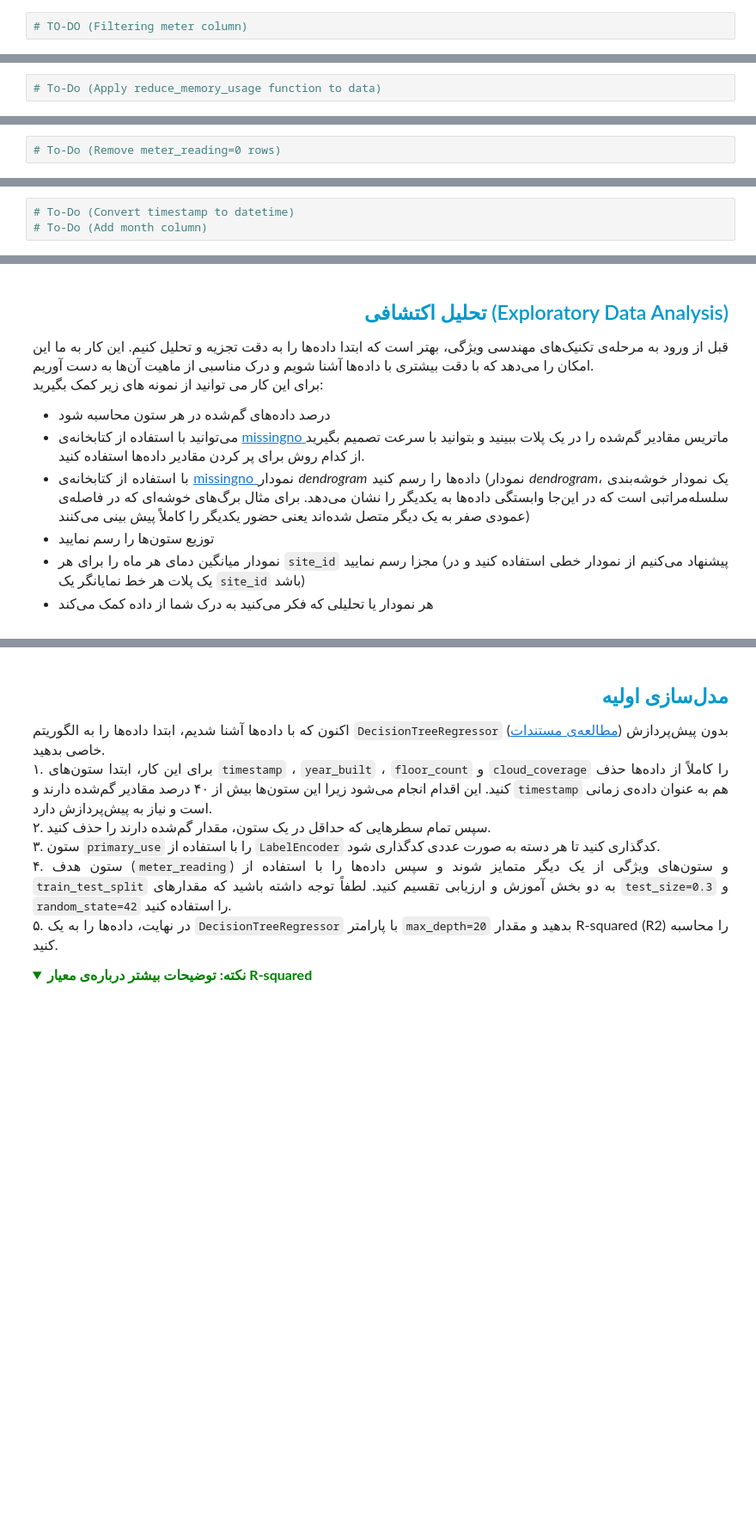
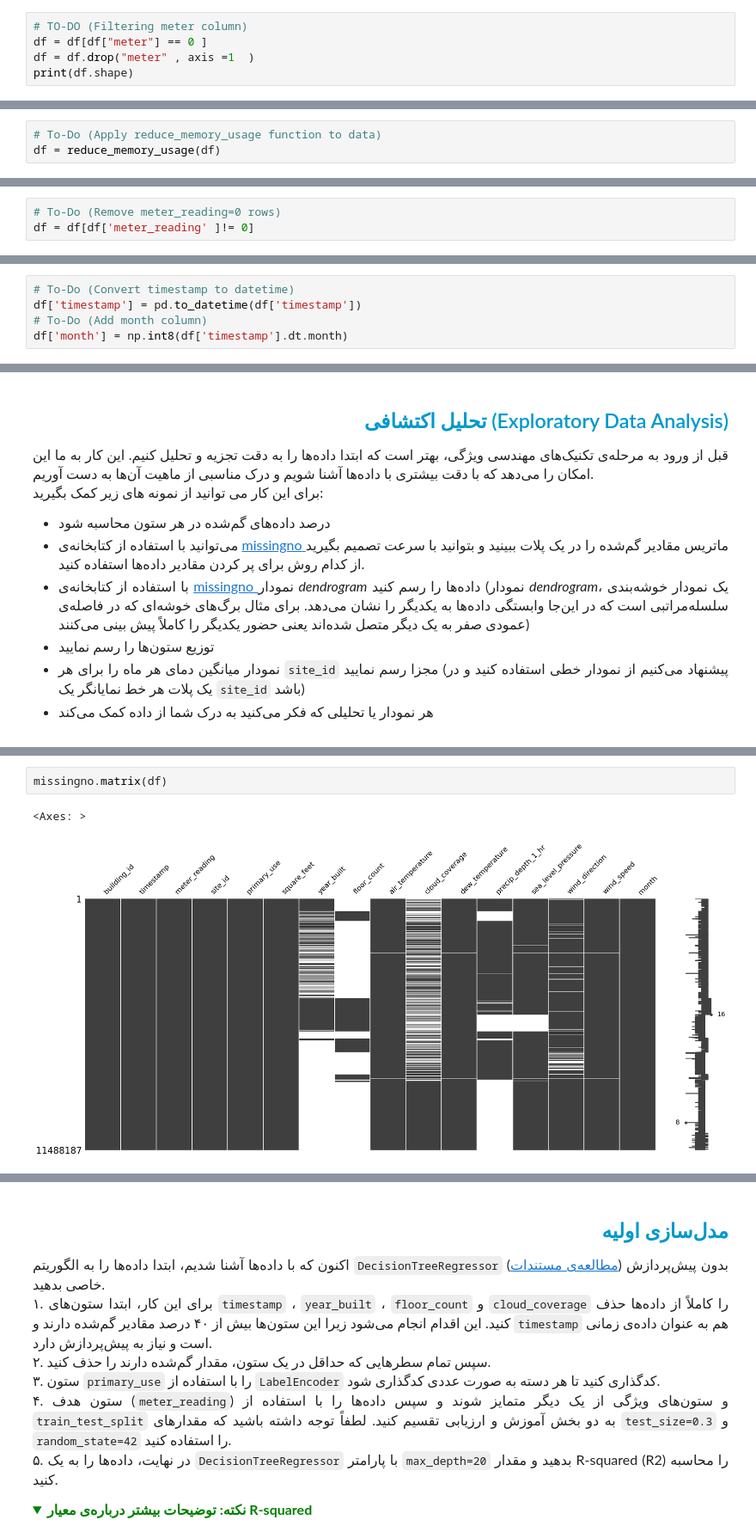
Before and after one commit to SajjadMohammadi2020/regression_Proj, a Jupyter notebook: Q2/feature_engineering.ipynb, the cells around one changed output, grey strips where cells are left out. Shown at 86% size. Drawn from its saved outputs; the diff is of its cells as text; folded sections open; blank space fills up the shorter version.

```diff
--- a/Q2/feature_engineering.ipynb
+++ b/Q2/feature_engineering.ipynb
@@ -152,3 +186,6 @@ import numpy as np
 برای کاهش حجم داده‌ها، تمرکز خود را فقط بر روی مصرف برق قرار می‌دهیم. در نتیجه تنها سطرهای که دارای مقدار <code>meter=0</code> است را نگه دارید و ستون <code>meter</code> را نیز حذف کنید. فراموش نکنید که برای موقعیت <code>site_id = 0</code>  مقادیر <code>meter_reading</code> بر حسب <code>kBTU</code> است و باید آن را به <code>kWh</code> تبدیل کنید.
 # %%
 # TO-DO (Filtering meter column)
+df = df[df["meter"] == 0 ]
+df = df.drop("meter" , axis =1  )
+print(df.shape)
@@ -205,3 +307,4 @@ def reduce_memory_usage(df, verbose=True):
     return df
 # %%
 # To-Do (Apply reduce_memory_usage function to data)
+df = reduce_memory_usage(df)
@@ -215,3 +339,4 @@ def reduce_memory_usage(df, verbose=True):
 </p>
 # %%
 # To-Do (Remove meter_reading=0 rows)
+df = df[df['meter_reading' ]!= 0]
@@ -223,6 +352,8 @@ def reduce_memory_usage(df, verbose=True):
 </p>
 # %%
 # To-Do (Convert timestamp to datetime)
+df['timestamp'] = pd.to_datetime(df['timestamp'])
 # To-Do (Add month column)
+df['month'] = np.int8(df['timestamp'].dt.month)
 # %%
 # To-Do (Run df.info() function on data)
@@ -270,0 +441,5 @@ def reduce_memory_usage(df, verbose=True):
+# %%
+missingno.matrix(df)
+# %% [output]
+<Axes: >
+[figure, added]
```
Also changed, not shown: parts of 30 cells of this notebook.
